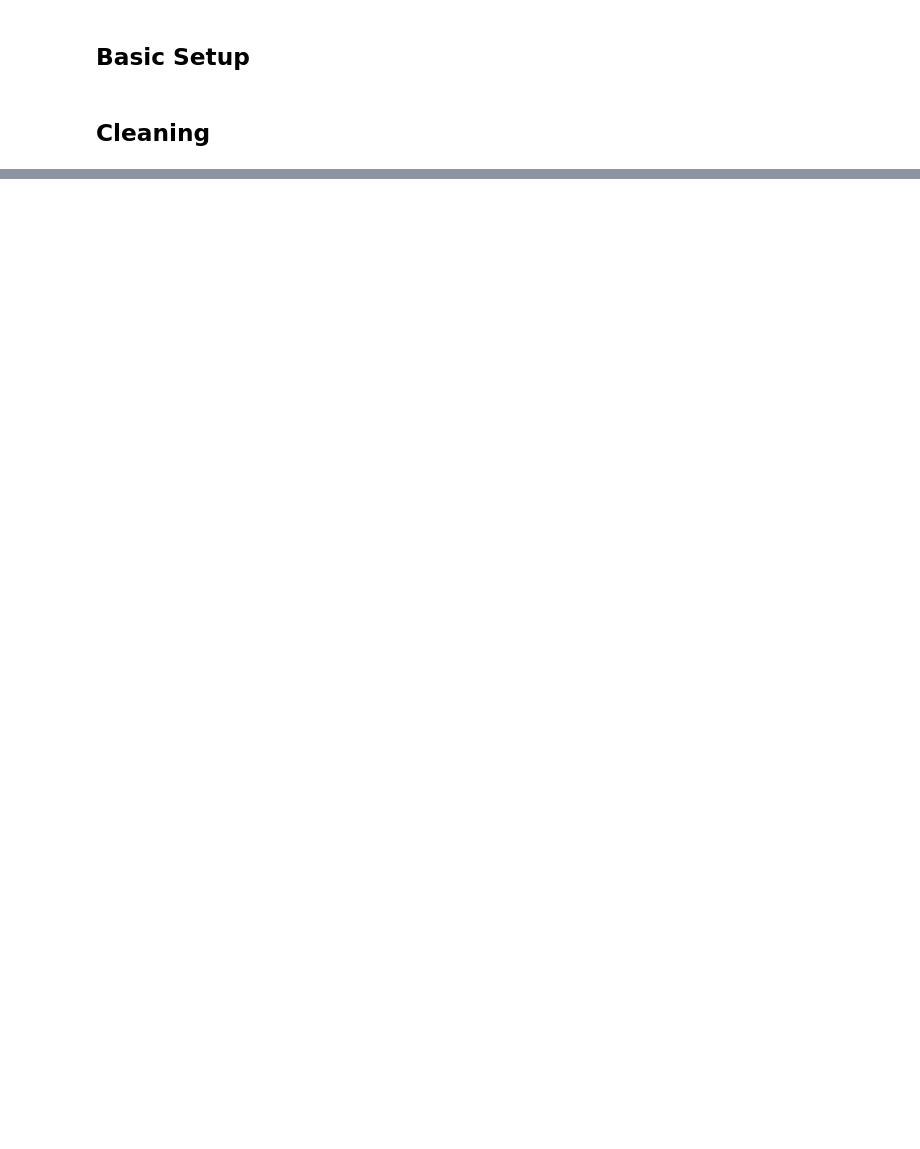
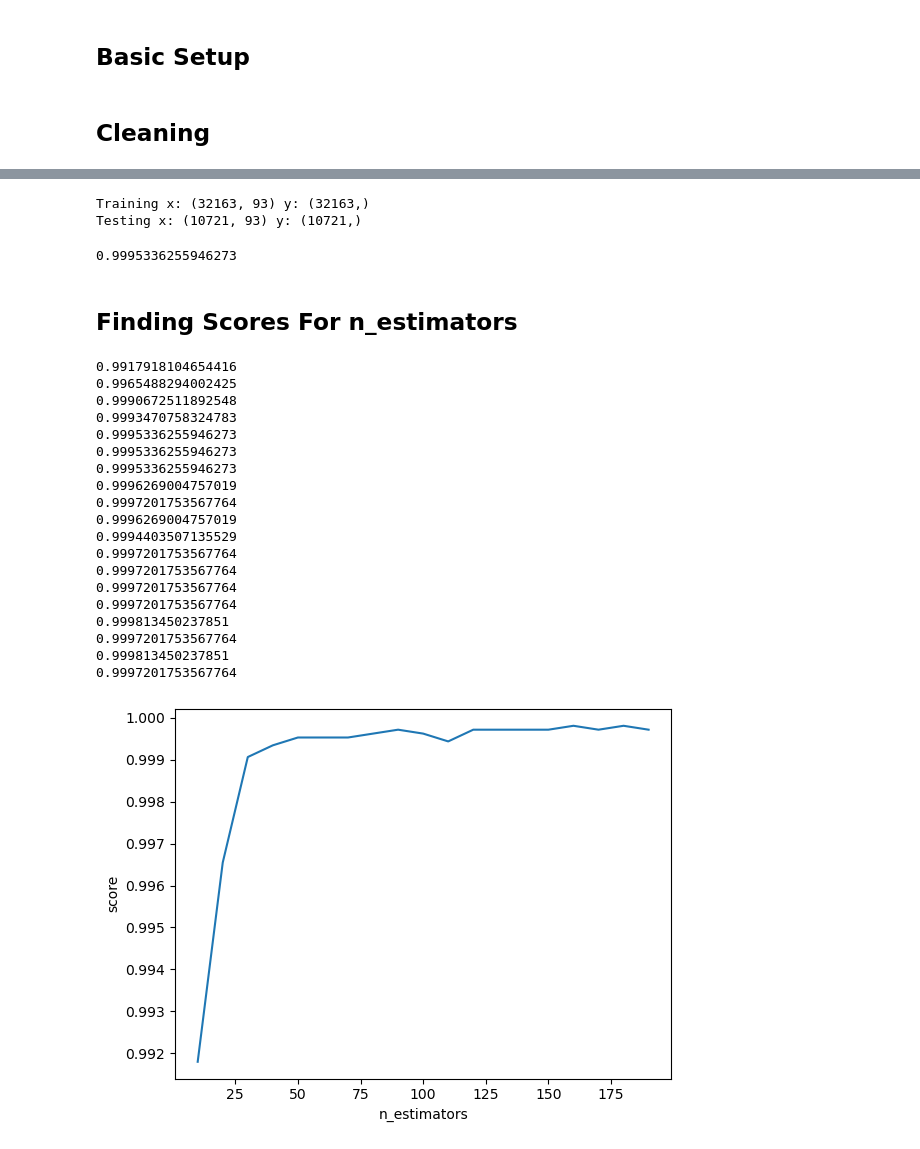
Before and after one commit to 0Davos/CS3990-ML-Final-Project, a Jupyter notebook: main.ipynb, the cells around one changed output, grey strips where cells are left out. Cells and saved outputs as stored; diff of their text form; code cells hidden in the pictures; blank space fills up the shorter version.

```diff
--- a/main.ipynb
+++ b/main.ipynb
@@ -85,0 +98,48 @@ plt.show()
+# %%
+x_train, x_test, y_train, y_test = train_test_split(df, df['outcome'], test_size=0.25, random_state=0)
+
+print("Training x:", x_train.shape,"y:", y_train.shape)
+print("Testing x:", x_test.shape,"y:", y_test.shape)
+
+
+# This takes ~20 sec to run because there's so much data.
+RandomForestClassifier().fit(x_train, y_train).score(x_test, y_test)
+# %% [output]
+Training x: (32163, 93) y: (32163,)
+Testing x: (10721, 93) y: (10721,)
+0.9995336255946273
+# %% [markdown]
+## Finding Scores For n_estimators
+# %%
+# This takes forever (like 10 min?) -> don't run it
+# Prob adjust to use PCA data if we want to try graphing our scores like this
+scores = []
+for i in range(10, 200, 10):
+    score_i = RandomForestClassifier(n_estimators=i).fit(x_train, y_train).score(x_test, y_test)
+    print(score_i)
+    scores.append(score_i)
+plt.plot(range(10, 200, 10), scores)
+plt.xlabel("n_estimators")
+plt.ylabel("score")
+plt.show()
+# %% [output]
+0.9917918104654416
+0.9965488294002425
+0.9990672511892548
+0.9993470758324783
+0.9995336255946273
+0.9995336255946273
+0.9995336255946273
+0.9996269004757019
+0.9997201753567764
+0.9996269004757019
+0.9994403507135529
+0.9997201753567764
+0.9997201753567764
+0.9997201753567764
+0.9997201753567764
+0.999813450237851
+0.9997201753567764
+0.999813450237851
+0.9997201753567764
+[figure, added]
```
Also changed, not shown: parts of 6 cells of this notebook.
